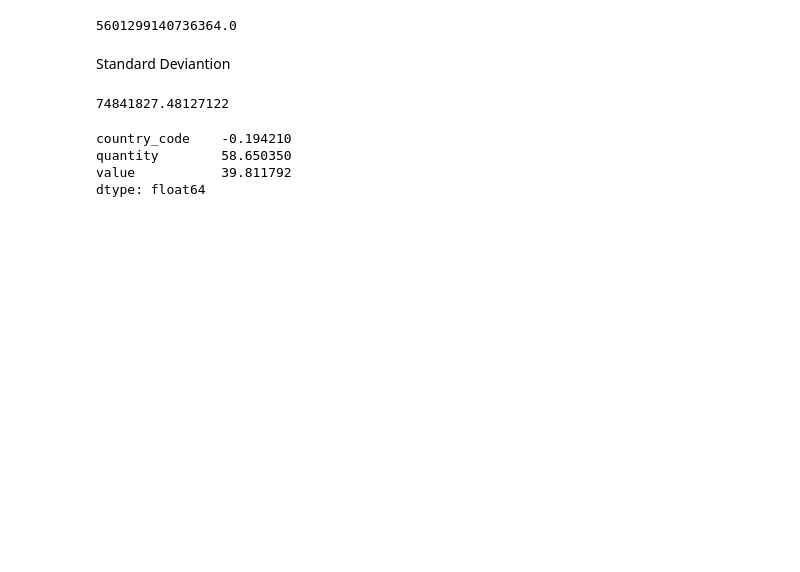
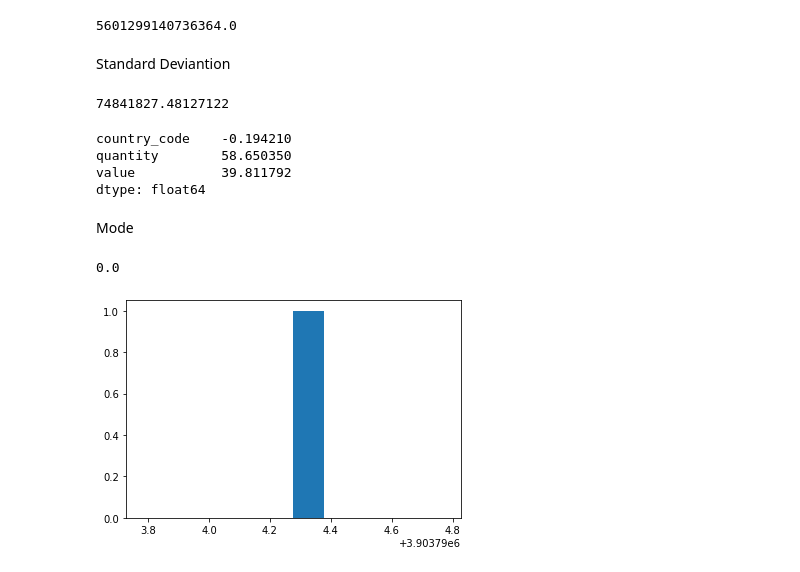
Before and after one commit to 22044/Data_Analytics, a Jupyter notebook: DataAnalyticsPR2.ipynb, the cells around one changed output. Drawn from its saved outputs; the diff is of its cells as text; code cells hidden in the pictures; blank space fills up the shorter version.

```diff
--- a/DataAnalyticsPR2.ipynb
+++ b/DataAnalyticsPR2.ipynb
@@ -212,3 +215,14 @@ country_code    -0.194210
 quantity        58.650350
 value           39.811792
 dtype: float64
+# %% [markdown]
+Mode
+# %%
+print(statistics.mode(frame))
+# %% [output]
+0.0
+# %%
+plt.hist(meean)
+plt.show()
+# %% [output]
+[figure, added]
```
Also changed, not shown: parts of 4 cells of this notebook.
